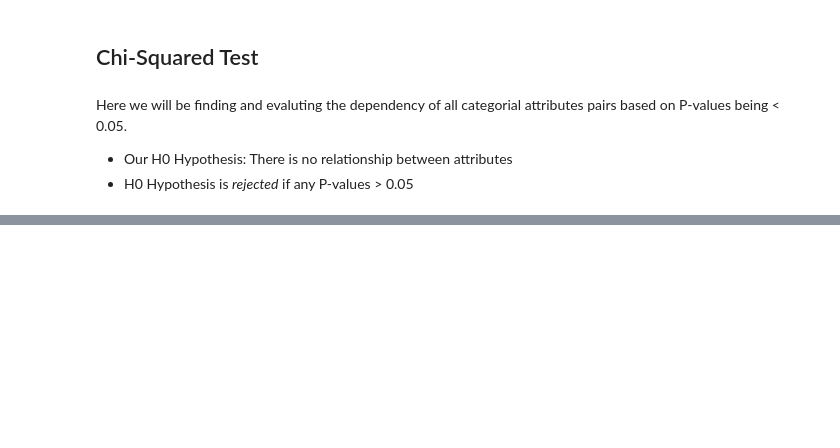
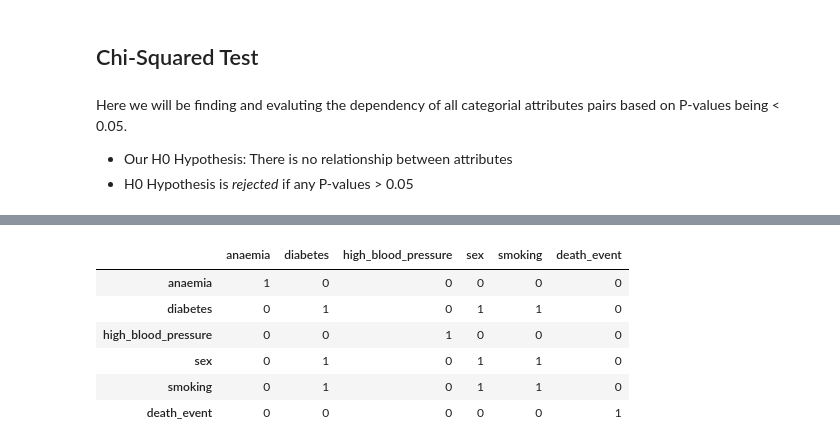
Before and after one commit to Bencp2/HeartDisease, a Jupyter notebook: HeartDiseaseAnalysis.ipynb, the cells around one changed output, grey strips where cells are left out. Cells and saved outputs as stored; diff of their text form; code cells hidden in the pictures; blank space fills up the shorter version.

```diff
--- a/HeartDiseaseAnalysis.ipynb
+++ b/HeartDiseaseAnalysis.ipynb
@@ -587,0 +589,14 @@ sns.heatmap(cor,annot=True, center=0.5, cmap='coolwarm')
+# %%
+# Use Chi-Squared test to check for relationships between all pairs of categorical variables.
+# If a p-value in the table below is less than a chosen alpha (say 0.05), then the H0 hypothesis that
+# there is NO relationship between the two variables is REJECTED.
+chi2matrix = create_chi2_matrix(data_with_errors[categoric_attributes])
+(chi2matrix < 0.05).replace({True: 1, False: 0})
+# %% [output]
+|  | anaemia | diabetes | high_blood_pressure | sex | smoking | death_event |
+| anaemia | 1 | 0 | 0 | 0 | 0 | 0 |
+| diabetes | 0 | 1 | 0 | 1 | 1 | 0 |
+| high_blood_pressure | 0 | 0 | 1 | 0 | 0 | 0 |
+| sex | 0 | 1 | 0 | 1 | 1 | 0 |
+| smoking | 0 | 1 | 0 | 1 | 1 | 0 |
+| death_event | 0 | 0 | 0 | 0 | 0 | 1 |
```
Also changed, not shown: parts of 7 cells of this notebook.
